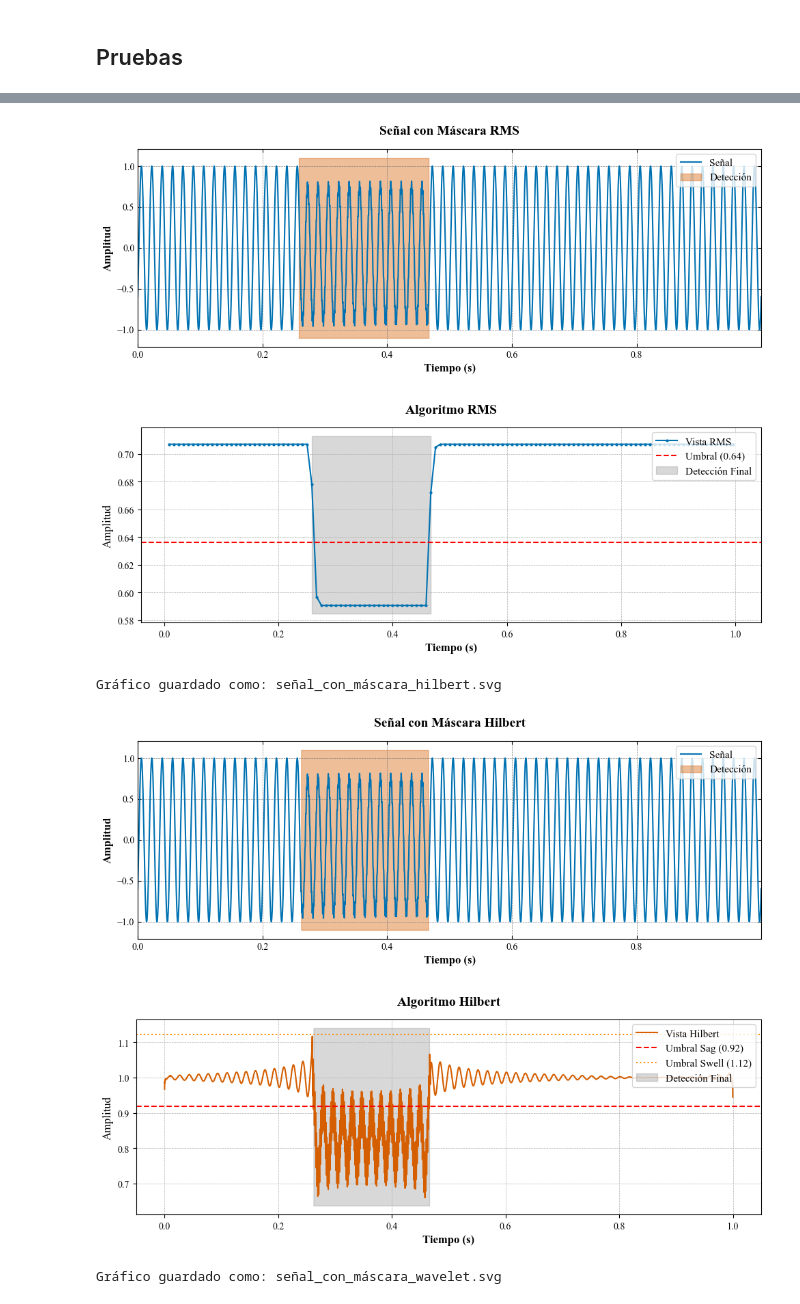
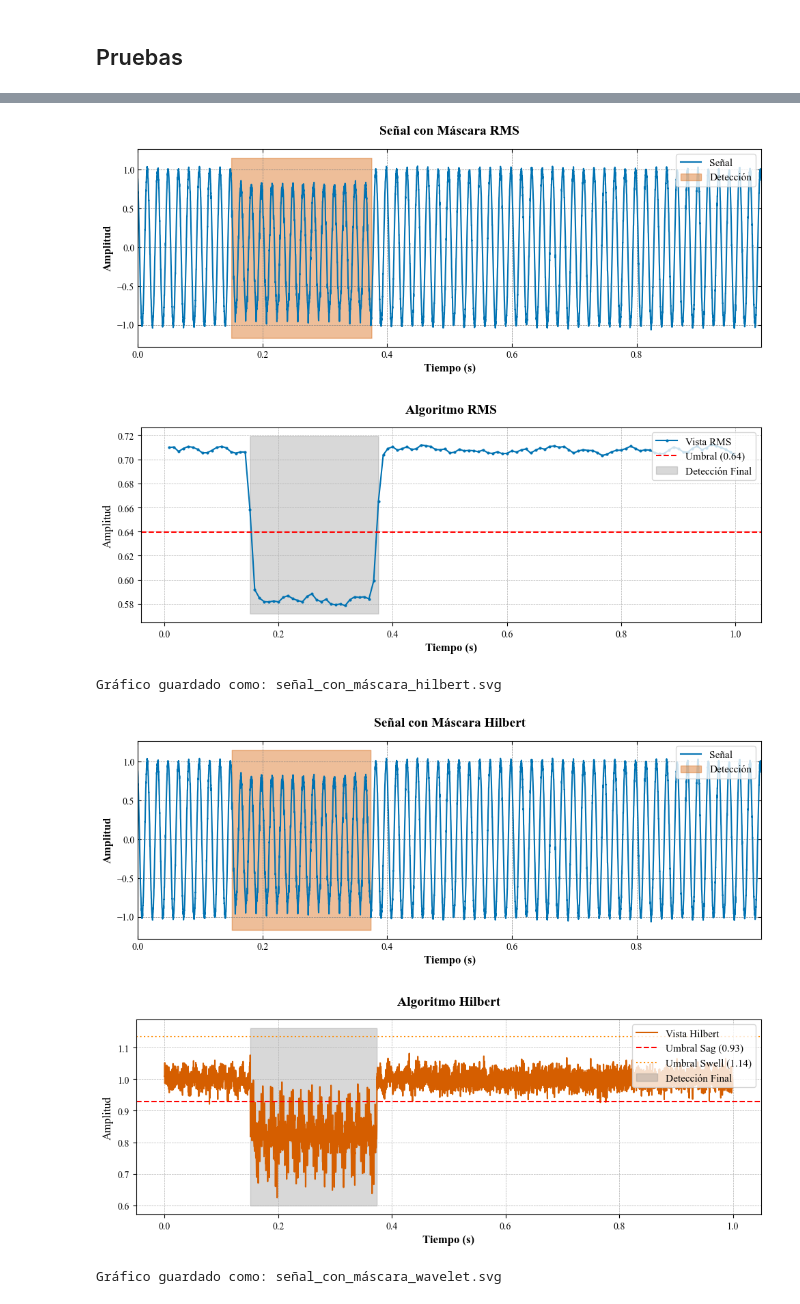
Before and after one commit to SGOLDYT/Power-Quality, a Jupyter notebook: main.ipynb, the cells around one changed output, grey strips where cells are left out. Drawn from its saved outputs; the diff is of its cells as text; code cells hidden in the pictures.

```diff
--- a/main.ipynb
+++ b/main.ipynb
@@ -485,7 +485,7 @@ data5 = r'C:\Users\Juan_Saa\Documents\Juan_Saa\Proyecto_Grado\Monofasico\Pruebas
 
 data2 =pd.read_csv(data4)
 
-senal = data2['Sag_1200'].to_numpy()
+senal = data2['Sag_2380'].to_numpy()
 
 
 datos_rms = generar_diagnostico_rms(senal,7200)
@@ -518,7 +518,7 @@ señal_mascara(senal,mascara_fusion,"Señal con Máscara Fusión",7200)
 Gráfico guardado como: señal_con_máscara_rms.svg
-[figure, old version]
+[figure, new version]
-[figure, old version]
+[figure, new version]
 Gráfico guardado como: señal_con_máscara_hilbert.svg
-[figure, old version]
+[figure, new version]
-[figure, old version]
+[figure, new version]
 Gráfico guardado como: señal_con_máscara_wavelet.svg
```
Also changed, not shown: parts of 1 cell of this notebook, 1 other file.
